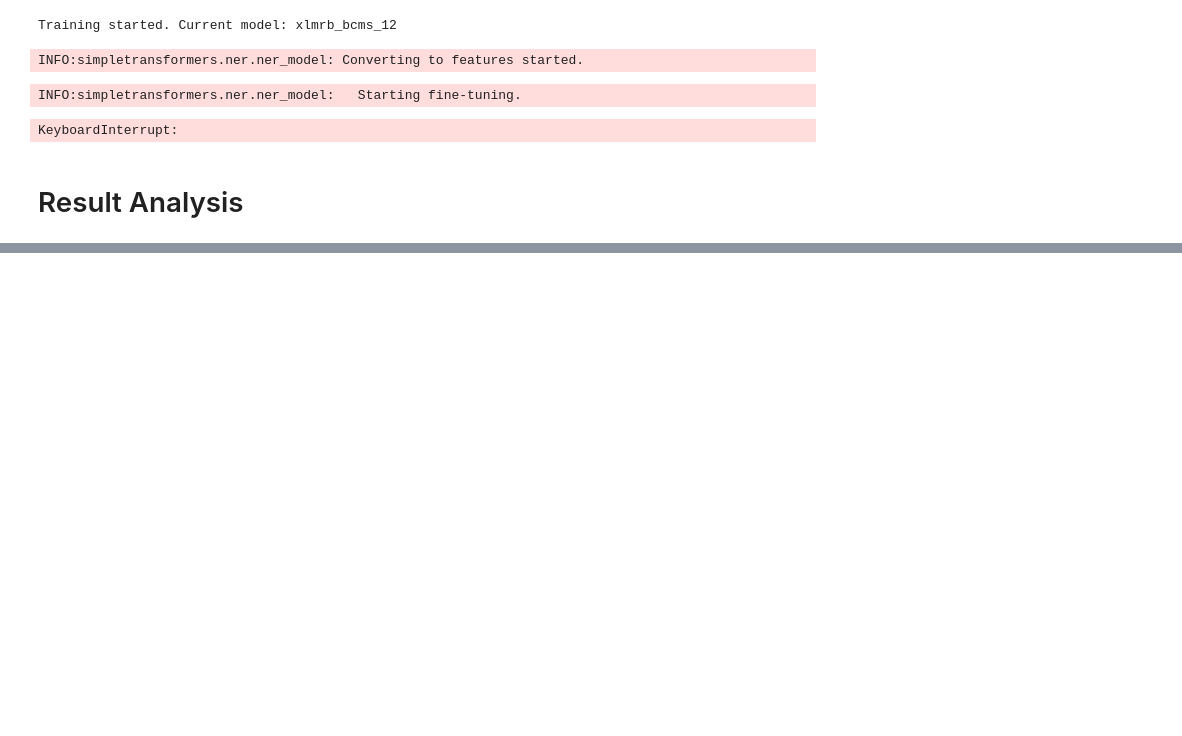
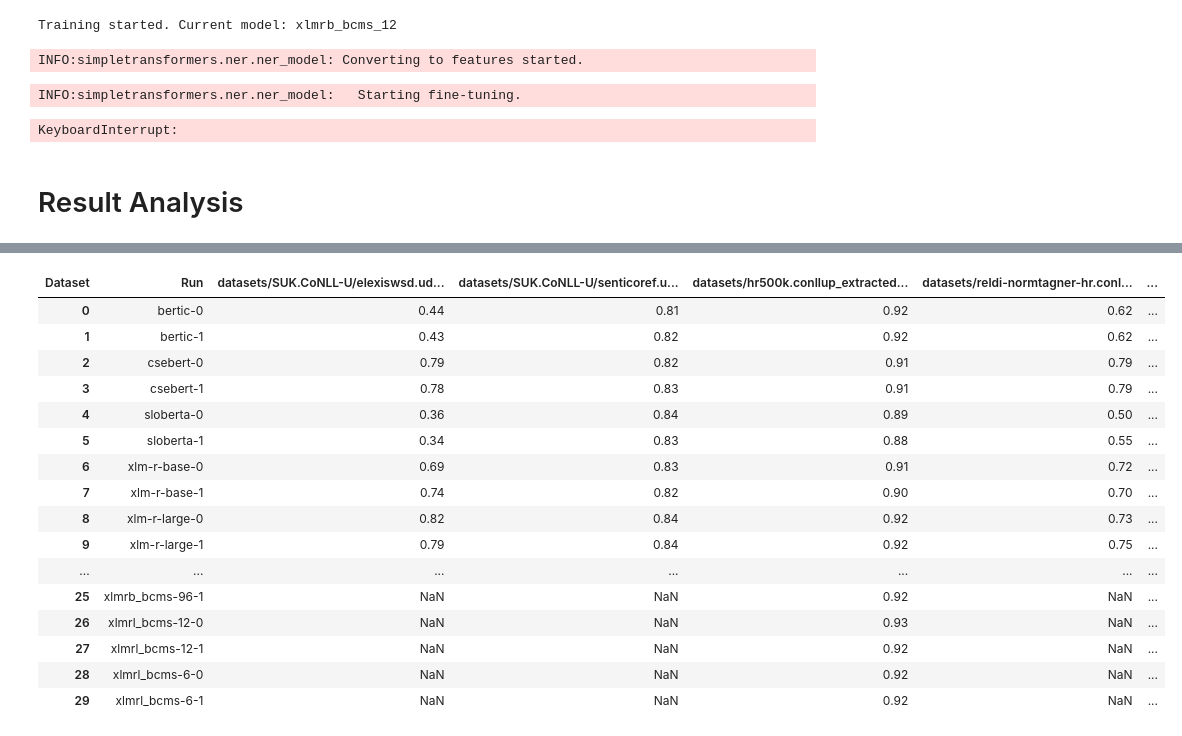
Before and after one commit to TajaKuzman/NER-recognition, a Jupyter notebook: ner-classification.ipynb, the cells around one changed output, grey strips where cells are left out. Cells and saved outputs as stored; diff of their text form; code cells hidden in the pictures; blank space fills up the shorter version.

```diff
--- a/ner-classification.ipynb
+++ b/ner-classification.ipynb
@@ -779,15 +469,30 @@ results[results["Dataset"] == dataset].groupby("Model")["Macro F1"].mean().plot(
 # %%
 results[results["Dataset"] == dataset].groupby("Model")["Macro F1"].mean().round(2)
 
 results["Macro F1"] = results["Macro F1"].round(2)
 
 # Pivot the DataFrame to rearrange columns into rows
 pivot_df = results.pivot(index='Run', columns='Dataset', values='Macro F1')
 
-# Rename the columns
-pivot_df.columns = list(results.Dataset.unique())
-
 # Reset the index to have 'Model' as a column
 pivot_df.reset_index(inplace=True)
 
 pivot_df
+# %% [output]
+| Dataset | Run | datasets/SUK.CoNLL-U/elexiswsd.ud... | datasets/SUK.CoNLL-U/senticoref.u... | datasets/hr500k.conllup_extracted... | datasets/reldi-normtagner-hr.conl... | ... |
+| 0 | bertic-0 | 0.44 | 0.81 | 0.92 | 0.62 | ... |
+| 1 | bertic-1 | 0.43 | 0.82 | 0.92 | 0.62 | ... |
+| 2 | csebert-0 | 0.79 | 0.82 | 0.91 | 0.79 | ... |
+| 3 | csebert-1 | 0.78 | 0.83 | 0.91 | 0.79 | ... |
+| 4 | sloberta-0 | 0.36 | 0.84 | 0.89 | 0.50 | ... |
+| 5 | sloberta-1 | 0.34 | 0.83 | 0.88 | 0.55 | ... |
+| 6 | xlm-r-base-0 | 0.69 | 0.83 | 0.91 | 0.72 | ... |
+| 7 | xlm-r-base-1 | 0.74 | 0.82 | 0.90 | 0.70 | ... |
+| 8 | xlm-r-large-0 | 0.82 | 0.84 | 0.92 | 0.73 | ... |
+| 9 | xlm-r-large-1 | 0.79 | 0.84 | 0.92 | 0.75 | ... |
+| ... | ... | ... | ... | ... | ... | ... |
+| 25 | xlmrb_bcms-96-1 | NaN | NaN | 0.92 | NaN | ... |
+| 26 | xlmrl_bcms-12-0 | NaN | NaN | 0.93 | NaN | ... |
+| 27 | xlmrl_bcms-12-1 | NaN | NaN | 0.92 | NaN | ... |
+| 28 | xlmrl_bcms-6-0 | NaN | NaN | 0.92 | NaN | ... |
+| 29 | xlmrl_bcms-6-1 | NaN | NaN | 0.92 | NaN | ... |
```
Also changed, not shown: parts of 7 cells of this notebook, 4 other files.
